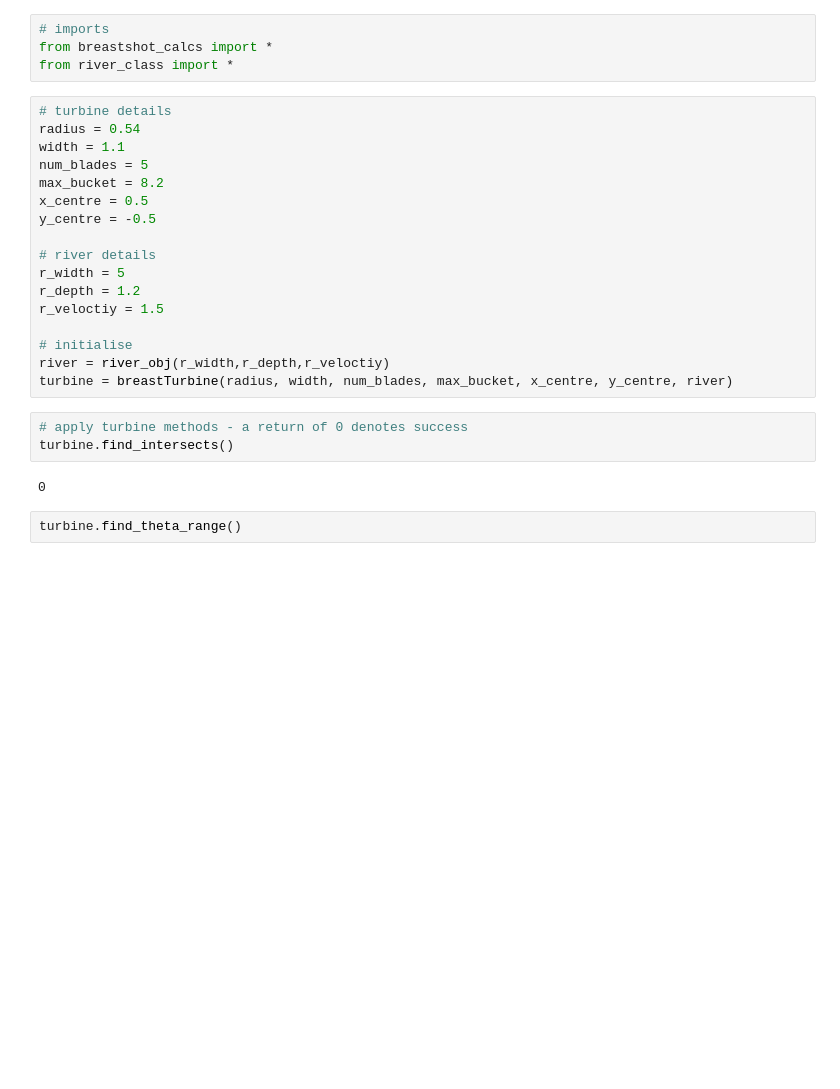
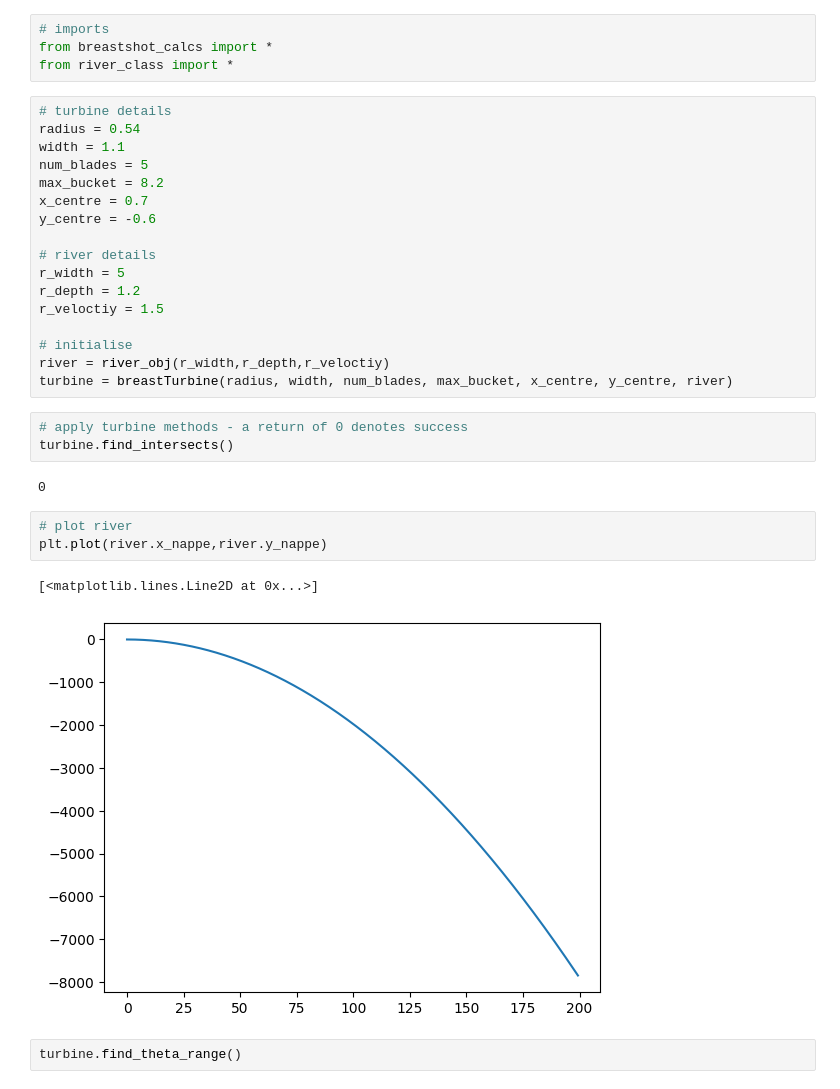
Before and after one commit to pilipb/DP4-code, a Jupyter notebook: test.ipynb, the cells around one changed output. Cells and saved outputs as stored; diff of their text form; blank space fills up the shorter version.

```diff
--- a/test.ipynb
+++ b/test.ipynb
@@ -8,8 +8,8 @@ radius = 0.54
 width = 1.1
 num_blades = 5
 max_bucket = 8.2
-x_centre = 0.5
-y_centre = -0.5
+x_centre = 0.7
+y_centre = -0.6
 
 # river details
 r_width = 5
@@ -24,6 +24,12 @@ turbine = breastTurbine(radius, width, num_blades, max_bucket, x_centre, y_centr
 turbine.find_intersects()
 # %% [output]
 0
+# %%
+# plot river
+plt.plot(river.x_nappe,river.y_nappe)
+# %% [output]
+[<matplotlib.lines.Line2D at 0x...>]
+[figure, added]
 # %%
 turbine.find_theta_range()
 # %% [output]
```
Also changed, not shown: parts of 4 cells of this notebook, 2 other files.
